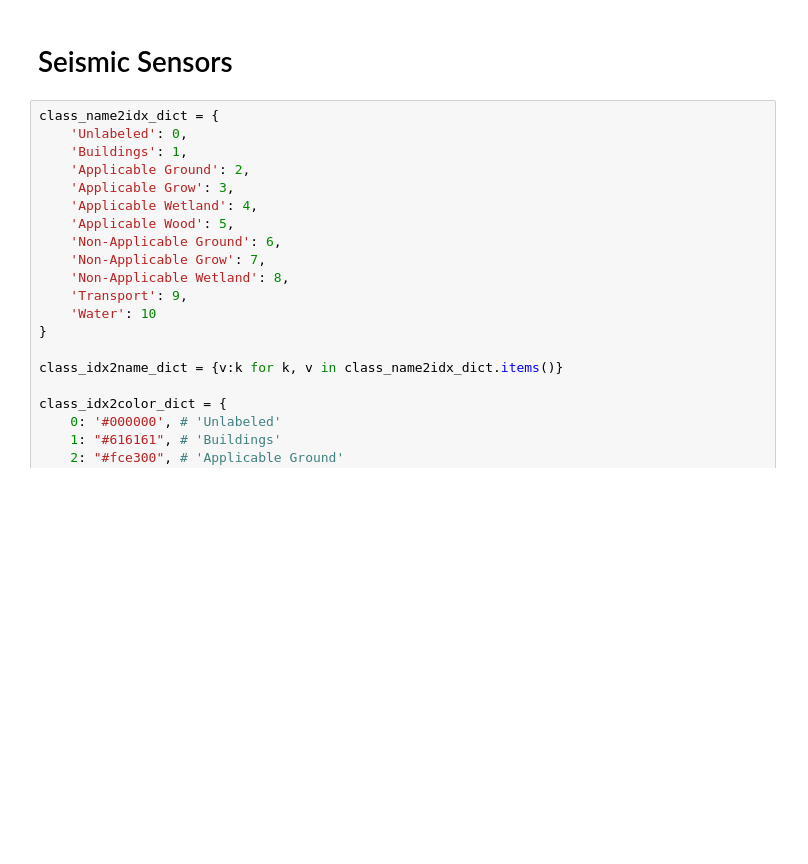
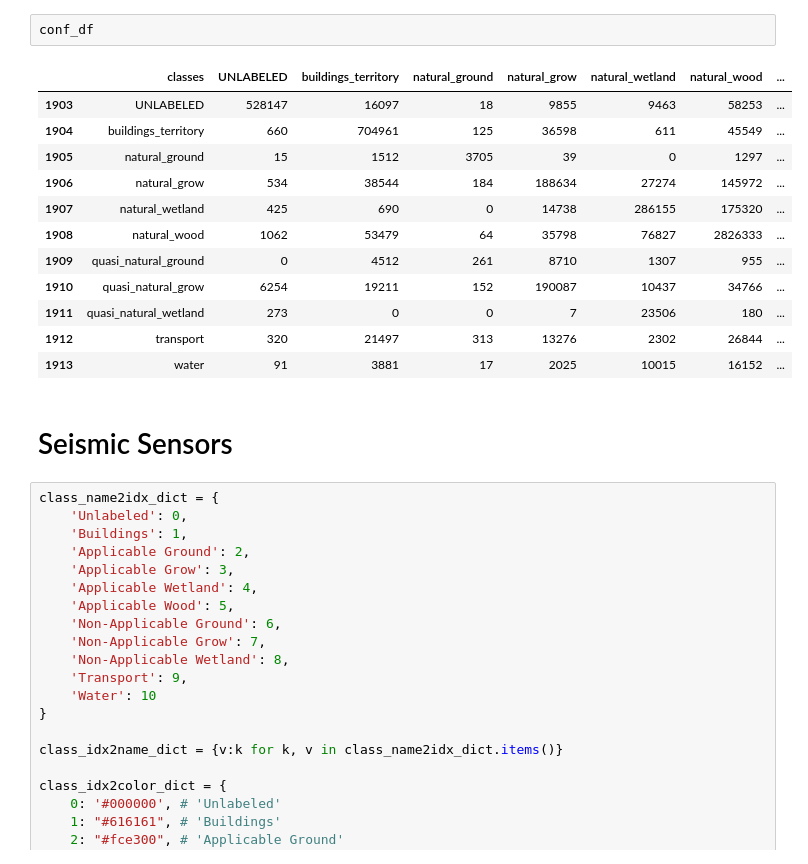
Before and after one commit to cafe1930/MultispectralSegmentation, a Jupyter notebook: vizualization.ipynb, the cells around one changed output. Cells and saved outputs as stored; diff of their text form; blank space fills up the shorter version.

```diff
--- a/vizualization.ipynb
+++ b/vizualization.ipynb
@@ -28,3 +107,18 @@ from train_nn import create_model, create_seismic_sensors_dataset, create_hsi_ua
+# %%
+conf_df
+# %% [output]
+|  | classes | UNLABELED | buildings_territory | natural_ground | natural_grow | natural_wetland | natural_wood | ... |
+| 1903 | UNLABELED | 528147 | 16097 | 18 | 9855 | 9463 | 58253 | ... |
+| 1904 | buildings_territory | 660 | 704961 | 125 | 36598 | 611 | 45549 | ... |
+| 1905 | natural_ground | 15 | 1512 | 3705 | 39 | 0 | 1297 | ... |
+| 1906 | natural_grow | 534 | 38544 | 184 | 188634 | 27274 | 145972 | ... |
+| 1907 | natural_wetland | 425 | 690 | 0 | 14738 | 286155 | 175320 | ... |
+| 1908 | natural_wood | 1062 | 53479 | 64 | 35798 | 76827 | 2826333 | ... |
+| 1909 | quasi_natural_ground | 0 | 4512 | 261 | 8710 | 1307 | 955 | ... |
+| 1910 | quasi_natural_grow | 6254 | 19211 | 152 | 190087 | 10437 | 34766 | ... |
+| 1911 | quasi_natural_wetland | 273 | 0 | 0 | 7 | 23506 | 180 | ... |
+| 1912 | transport | 320 | 21497 | 313 | 13276 | 2302 | 26844 | ... |
+| 1913 | water | 91 | 3881 | 17 | 2025 | 10015 | 16152 | ... |
 # %% [markdown]
 # Seismic Sensors
 # %%
```
Also changed, not shown: parts of 31 cells of this notebook, 4 other files.
